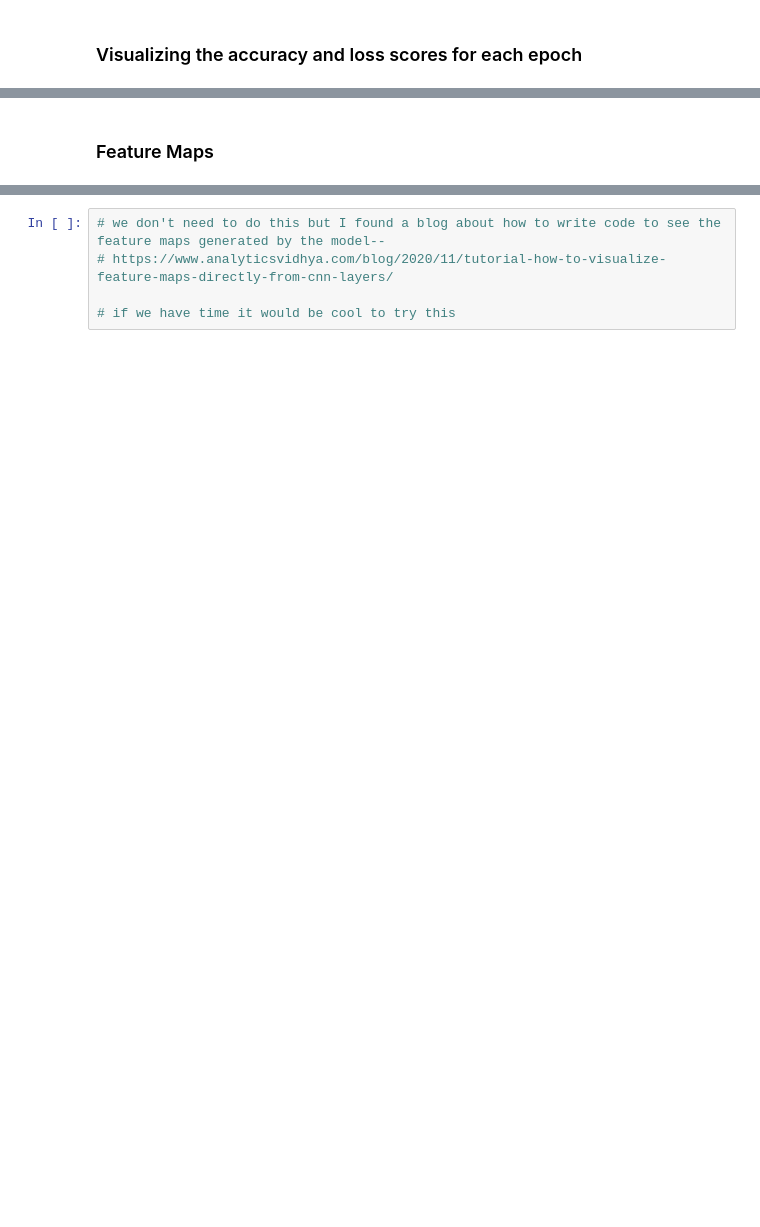
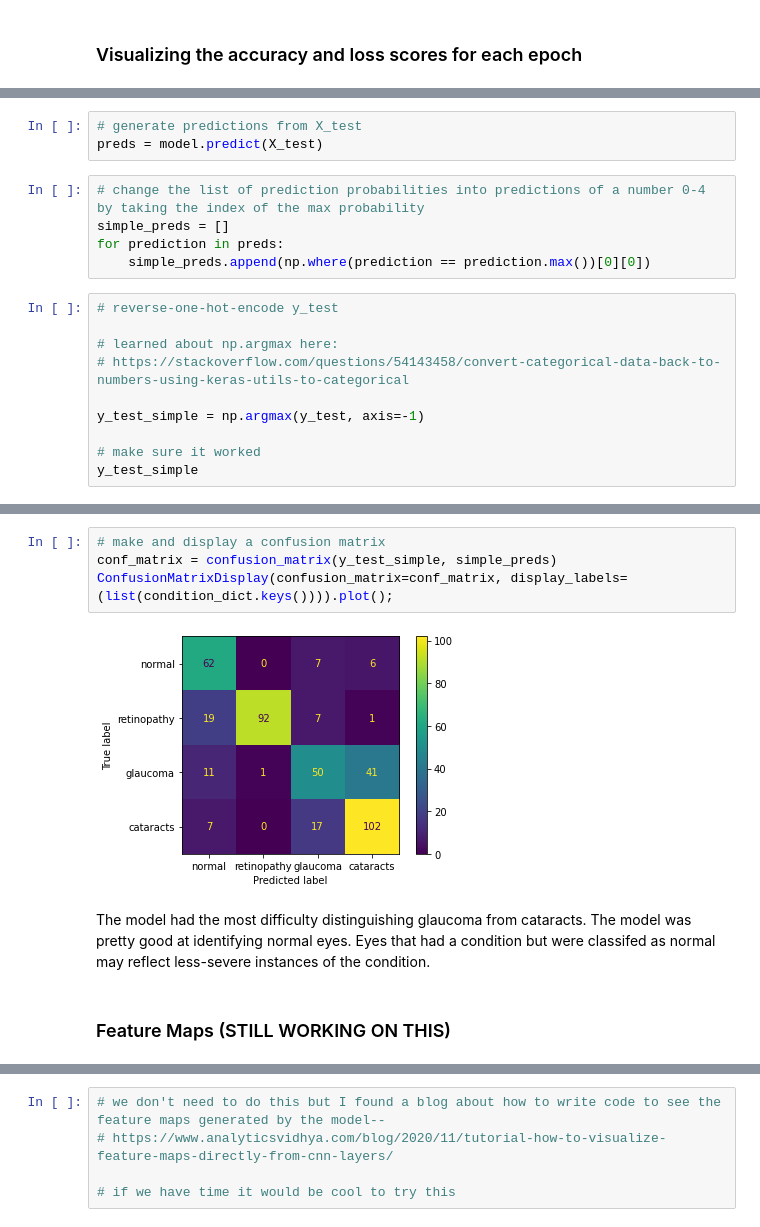
Before and after one commit to niri-sky/occular_disease_recognition, a Jupyter notebook: CNNmodeling.ipynb, the cells around one changed output, grey strips where cells are left out. Drawn from its saved outputs; the diff is of its cells as text; blank space fills up the shorter version.

```diff
--- a/CNNmodeling.ipynb
+++ b/CNNmodeling.ipynb
@@ -99,0 +196,18 @@ plt.legend();
+# %%
+# generate predictions from X_test
+preds = model.predict(X_test)
+# %%
+# change the list of prediction probabilities into predictions of a number 0-4 by taking the index of the max probability
+simple_preds = []
+for prediction in preds:
+    simple_preds.append(np.where(prediction == prediction.max())[0][0])
+# %%
+# reverse-one-hot-encode y_test
+
+# learned about np.argmax here:
+# https://stackoverflow.com/questions/54143458/convert-categorical-data-back-to-numbers-using-keras-utils-to-categorical
+
+y_test_simple = np.argmax(y_test, axis=-1)
+
+# make sure it worked
+y_test_simple
@@ -100,2 +235,10 @@ plt.legend();
+# %%
+# make and display a confusion matrix
+conf_matrix = confusion_matrix(y_test_simple, simple_preds)
+ConfusionMatrixDisplay(confusion_matrix=conf_matrix, display_labels=(list(condition_dict.keys()))).plot();
+# %% [output]
+[figure, added]
+# %% [markdown]
+The model had the most difficulty distinguishing glaucoma from cataracts. The model was pretty good at identifying normal eyes. Eyes that had a condition but were classifed as normal may reflect less-severe instances of the condition.
 # %% [markdown]
-### Feature Maps
+### Feature Maps (STILL WORKING ON THIS)
```
Also changed, not shown: parts of 29 cells of this notebook.
